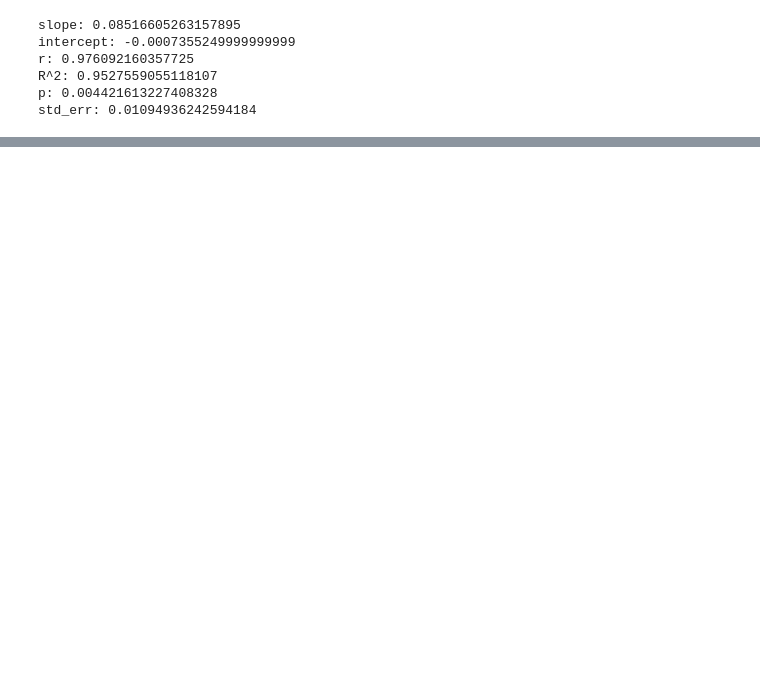
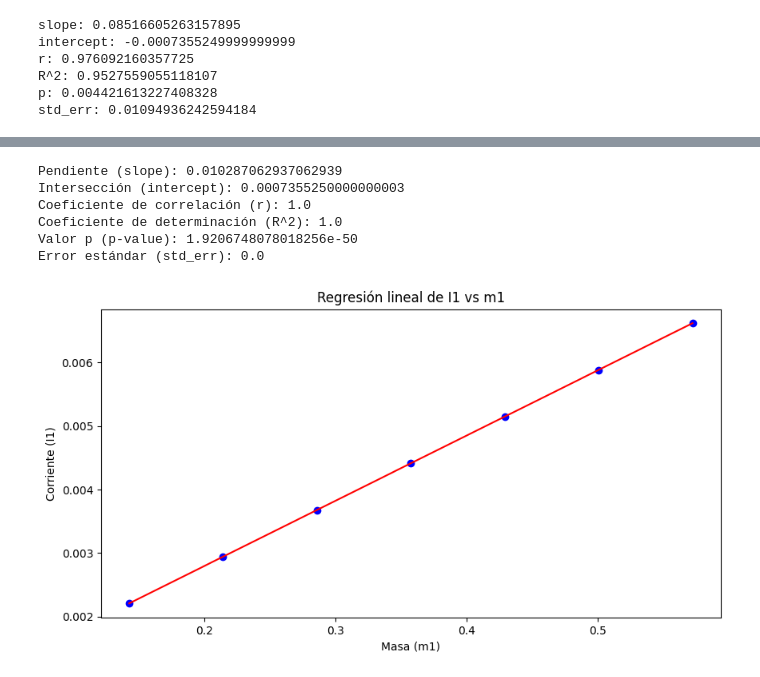
Before and after one commit to Juaan00/Laboratorios_mecanica_FEM, a Jupyter notebook: campo_magnetico/campo.ipynb, the cells around one changed output, grey strips where cells are left out. Saved outputs shown, nothing was run; the diff lists cells and outputs as text; code cells hidden in the pictures; blank space fills up the shorter version.

```diff
--- a/campo_magnetico/campo.ipynb
+++ b/campo_magnetico/campo.ipynb
@@ -24,6 +24,9 @@ for i in range(len(m2)):
 for i in range(len(i1)):
     i1[i]=i1[i]*0.038
 
+for i in range(len(i2)):
+    i2[i]=i2[i]*0.143
+
 tabla1 = pd.DataFrame({
     'I1':i1,'m1':m1})
 tabla2 = pd.DataFrame({
@@ -118,0 +123,36 @@ Error estándar (std_err): 0.01094936242594184
+# %%
+def linear_regression1(x, y):
+    slope, intercept, r_value, p_value, std_err = stats.linregress(x, y)
+    def model(x):
+        return slope * x + intercept
+
+    r_squared = r_value**2
+
+    print('Pendiente (slope):', slope)
+    print('Intersección (intercept):', intercept)
+    print('Coeficiente de correlación (r):', r_value)
+    print('Coeficiente de determinación (R^2):', r_squared)
+    print('Valor p (p-value):', p_value)
+    print('Error estándar (std_err):', std_err)
+
+    return model, slope, intercept, r_squared, p_value, std_err
+
+modelo, pendiente, interseccion, r_cuadrado, valor_p, error_std = linear_regression1(i2, m2)
+
+
+plt.figure(figsize=(10, 5))
+plt.scatter(i2, m2, color='blue', label='Datos experimentales')
+plt.plot(i2, modelo(np.array(i2)), color='red', label=f'Regresión lineal\n$R^2 = {r_cuadrado:.4f}$')
+plt.ylabel('Corriente (I1)')
+plt.xlabel('Masa (m1)')
+plt.title('Regresión lineal de I1 vs m1')
+#plt.legend()
+plt.show()
+# %% [output]
+Pendiente (slope): 0.010287062937062939
+Intersección (intercept): 0.0007355250000000003
+Coeficiente de correlación (r): 1.0
+Coeficiente de determinación (R^2): 1.0
+Valor p (p-value): 1.9206748078018256e-50
+Error estándar (std_err): 0.0
+[figure, added]
```
Also changed, not shown: parts of 3 cells of this notebook.
